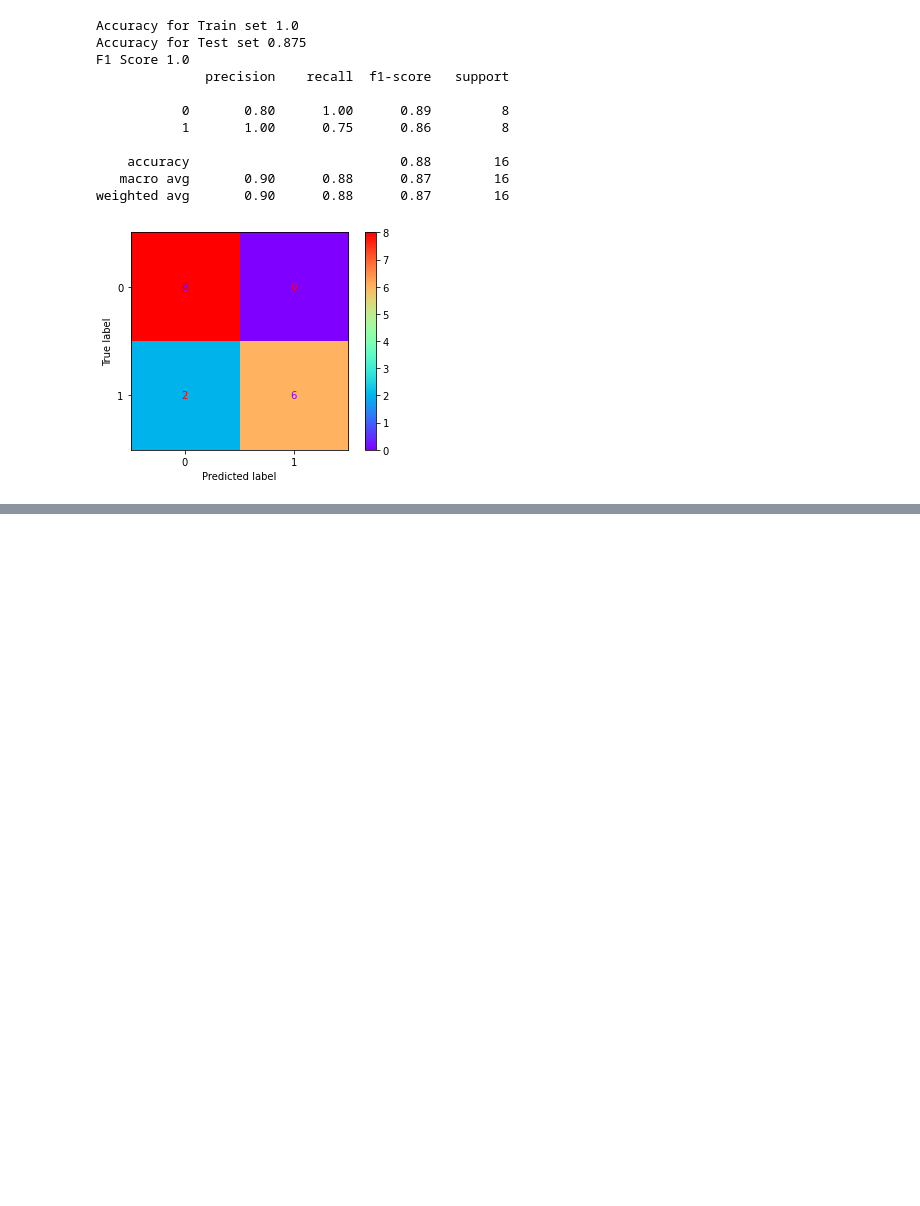
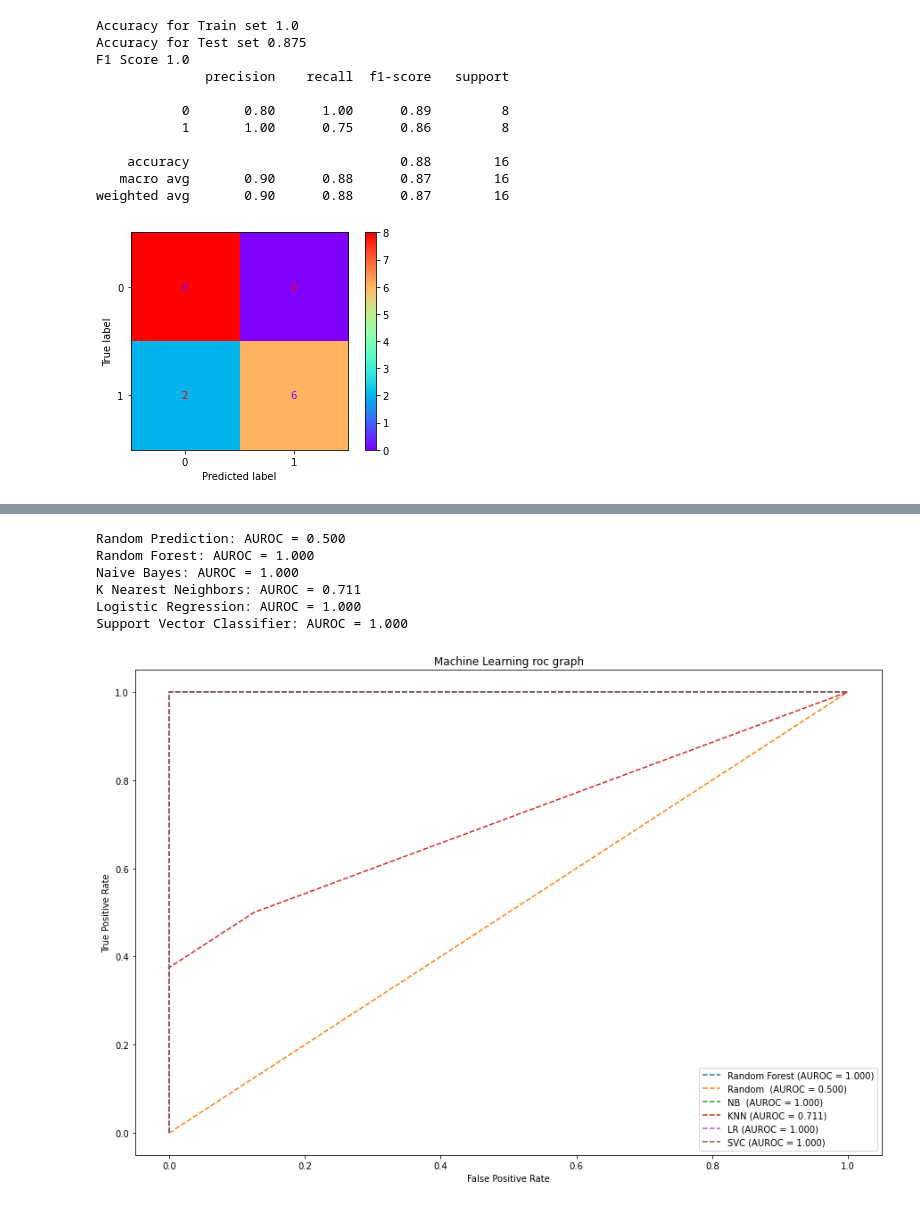
Before and after one commit to yvki/INF1002Py, a Jupyter notebook: DataAnalyse/tapantaiinn.ipynb, the cells around one changed output, grey strips where cells are left out. Saved outputs shown, nothing was run; the diff lists cells and outputs as text; code cells hidden in the pictures; blank space fills up the shorter version.

```diff
--- a/DataAnalyse/tapantaiinn.ipynb
+++ b/DataAnalyse/tapantaiinn.ipynb
@@ -326,0 +345,64 @@ weighted avg       0.90      0.88      0.87        16
+# %%
+#prediction probability
+r_probs = [0 for _ in range(len(y_test))]
+rf_probs = model_rfc.predict_proba(X_test)
+NB_probs = model_naive.predict_proba(X_test)
+knn_probs = model_knn.predict_proba(X_test)
+lr_probs = model_lr.predict_proba(X_test)
+svc_probs = model_svc.predict_proba(X_test)
+
+#positive outcome is kept
+rf_probs = rf_probs[:,1]
+NB_probs = NB_probs[:,1]
+knn_probs = knn_probs[:,1]
+lr_probs = lr_probs[:,1]
+svc_probs = svc_probs[:,1]
+
+#compute AUROC Values
+from sklearn.metrics import roc_curve, roc_auc_score
+r_auc = roc_auc_score(y_test, r_probs)
+rf_auc = roc_auc_score(y_test, rf_probs)
+NB_auc = roc_auc_score(y_test, NB_probs)
+knn_auc = roc_auc_score(y_test, knn_probs)
+lr_auc = roc_auc_score(y_test, lr_probs)
+svc_auc = roc_auc_score(y_test, svc_probs)
+
+#displace AUROC scores
+print("Random Prediction: AUROC = %.3f" %(r_auc))
+print("Random Forest: AUROC = %.3f" %(rf_auc))
+print("Naive Bayes: AUROC = %.3f" %(NB_auc))
+print("K Nearest Neighbors: AUROC = %.3f" %(knn_auc))
+print("Logistic Regression: AUROC = %.3f" %(lr_auc))
+print("Support Vector Classifier: AUROC = %.3f" %(svc_auc))
+# %% [output]
+Random Prediction: AUROC = 0.500
+Random Forest: AUROC = 1.000
+Naive Bayes: AUROC = 1.000
+K Nearest Neighbors: AUROC = 0.711
+Logistic Regression: AUROC = 1.000
+Support Vector Classifier: AUROC = 1.000
+# %%
+#calculate roc curve
+rf_fpr, rf_tpr, _ = roc_curve(y_test, rf_probs)
+r_fpr , r_tpr, _ = roc_curve(y_test, r_probs )
+knn_fpr, knn_tpr, _ = roc_curve(y_test, knn_probs)
+lr_fpr, lr_tpr, _ = roc_curve(y_test, lr_probs)
+NB_fpr, NB_tpr, _ = roc_curve(y_test, NB_probs)
+svc_fpr, svc_tpr, _ = roc_curve(y_test, svc_probs)
+#plotting/title/axis label
+import matplotlib.pyplot as plt
+plt.figure(figsize=(15,10))
+plt.plot(rf_fpr, rf_tpr, linestyle='--', label='Random Forest (AUROC = %0.3f)' %rf_auc)
+plt.plot(r_fpr, r_tpr, linestyle='--', label='Random  (AUROC = %0.3f)' %r_auc)
+plt.plot(NB_fpr, NB_tpr, linestyle='--', label='NB  (AUROC = %0.3f)' %NB_auc)
+plt.plot(knn_fpr, knn_tpr, linestyle='--', label='KNN (AUROC = %0.3f)' %knn_auc)
+plt.plot(lr_fpr, lr_tpr, linestyle='--', label='LR (AUROC = %0.3f)' %lr_auc)
+plt.plot(svc_fpr, svc_tpr, linestyle='--', label='SVC (AUROC = %0.3f)' %svc_auc)
+plt.xlabel('False Positive Rate')
+plt.ylabel('True Positive Rate')
+plt.title('Machine Learning roc graph')
+#show legend
+plt.legend()
+plt.show ()
+# %% [output]
+[figure, added]
```
Also changed, not shown: parts of 5 cells of this notebook, 3 other files.
